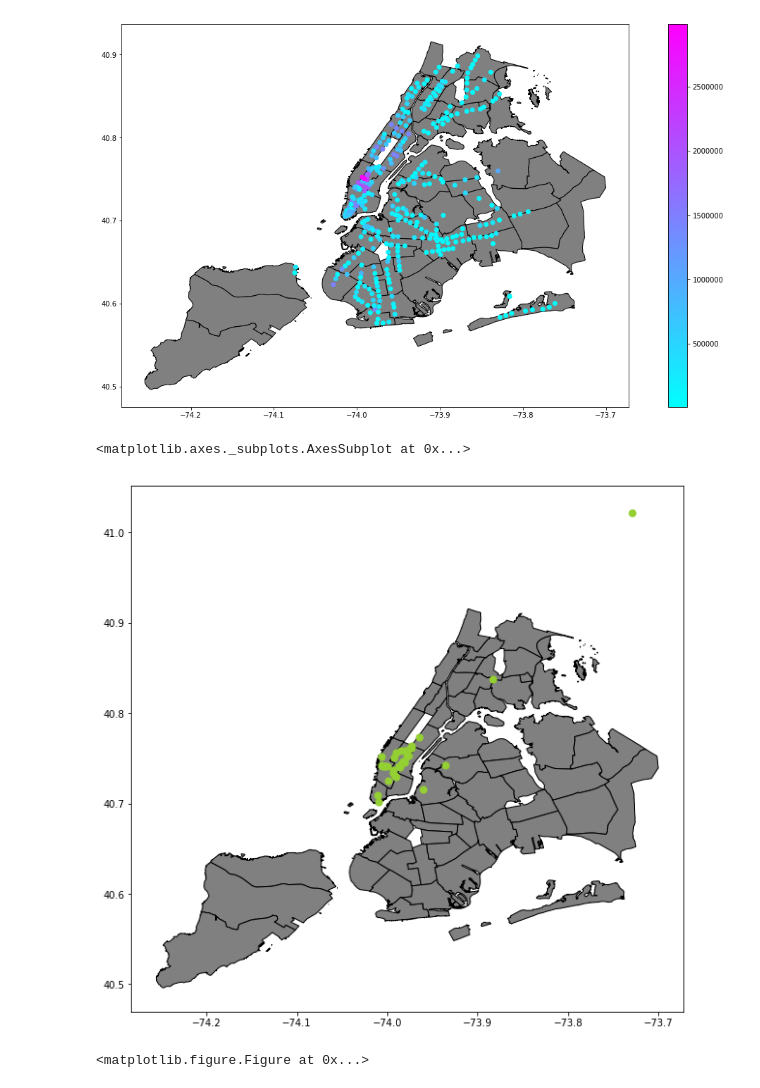
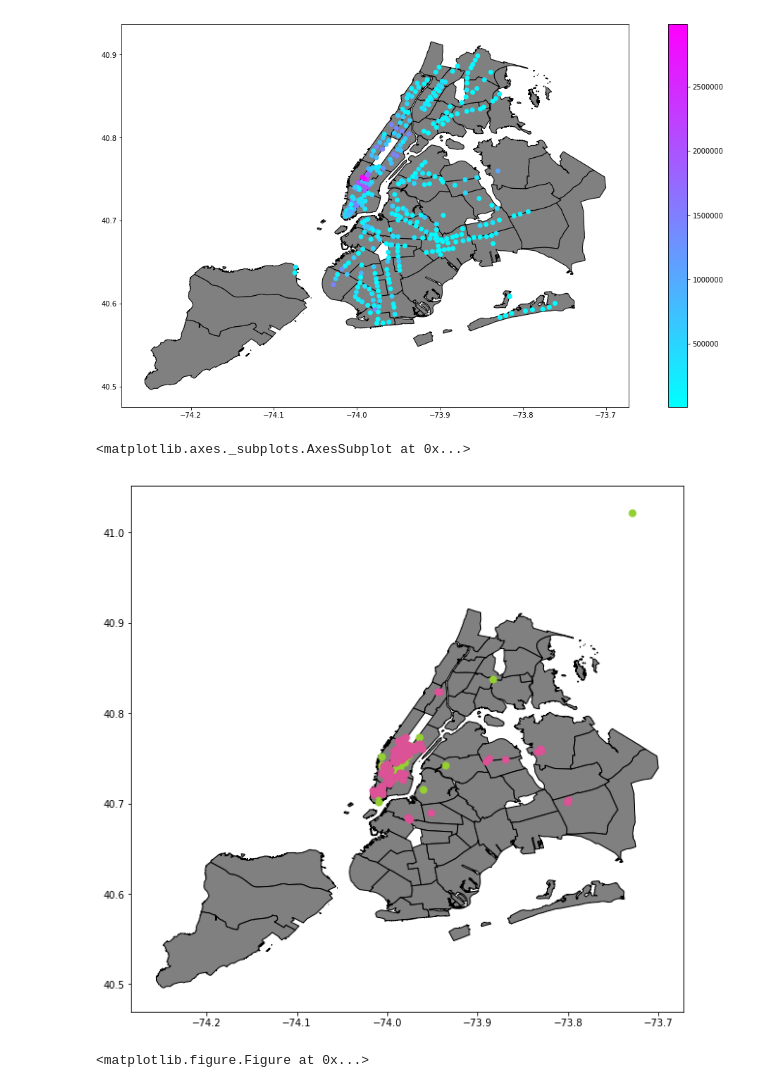
Before and after one commit to nalehc/gala_flyer_locations, a Jupyter notebook: geopandas_subway.ipynb, the cells around one changed output. Cells and saved outputs as stored; diff of their text form; code cells hidden in the pictures.

```diff
--- a/geopandas_subway.ipynb
+++ b/geopandas_subway.ipynb
@@ -21,6 +21,7 @@ stops.to_csv('Subway Entrances1.csv')
 census = gpd.read_file('2010gendercensus.geojson')
 entrances = gpd.read_file('Subway Entrances.geojson')
 companies = gpd.read_file('companies.geojson')
+starbs = gpd.read_file('final_subway_starbucks.geojson')
 # %%
 base = census.plot(column = '% of Max', colormap = "PuRd", edgecolor='black', legend = "True")
 # %% [output]
@@ -32,11 +33,12 @@ entrances.plot(ax = geobase, column = 'DAILY_ENTRIES', cmap = 'cool', legend = '
 <matplotlib.axes._subplots.AxesSubplot at 0x...>
 [figure]
 # %%
-geobase = census.plot(column = '% of Max', color = 'grey', edgecolor='black')
+geobase = census.plot(color = 'grey', edgecolor='black')
 companies.plot(ax = geobase, marker='o', color='#94d032', markersize=50)
+starbs.plot(ax = geobase, marker='o', color='#db5296', markersize=50)
 # %% [output]
 <matplotlib.axes._subplots.AxesSubplot at 0x...>
-[figure, old version]
+[figure, new version]
 # %%
 ax = entrances.plot(ax=base, alpha = 0.8, color = 'Purples', markersize = 1000)
 mplleaflet.show(fig=ax.figure, crs=census.crs, tiles='cartodb_positron')
```
Also changed, not shown: parts of 1 cell of this notebook.
